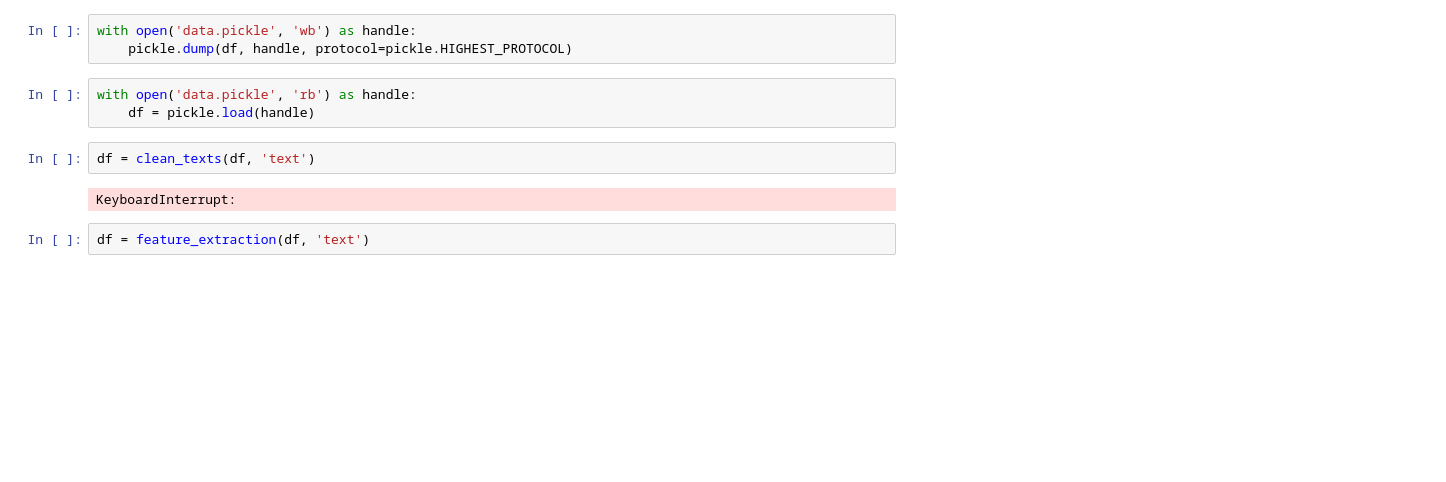
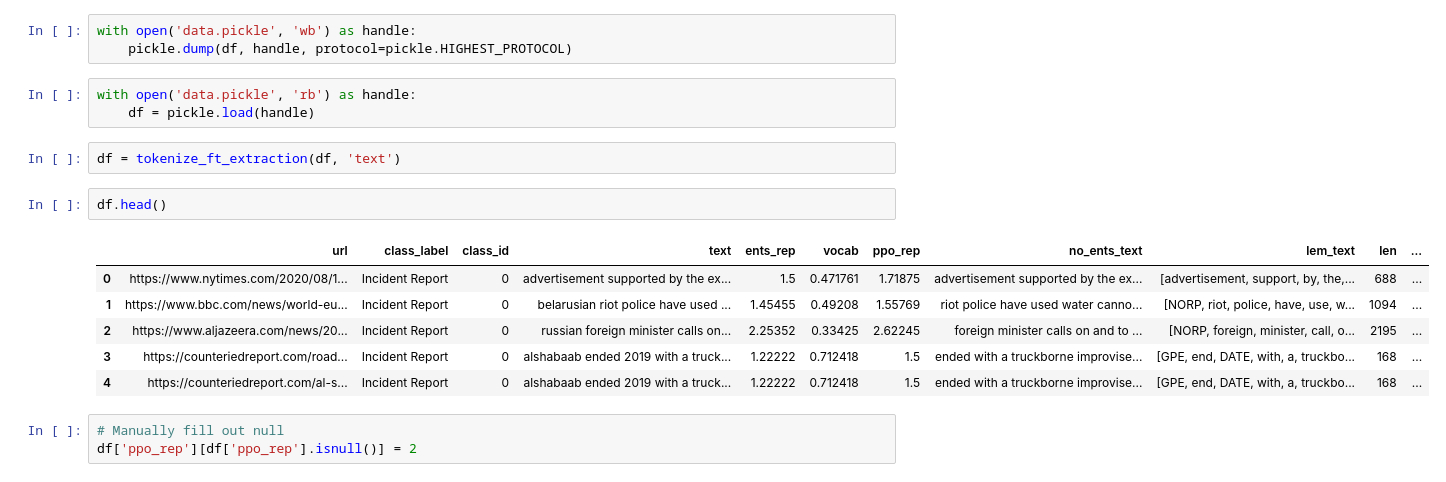
Before and after one commit to ninjalu/doc-classification, a Jupyter notebook: explore.ipynb, the cells around one changed output. Saved outputs shown, nothing was run; the diff lists cells and outputs as text; blank space fills up the shorter version.

```diff
--- a/explore.ipynb
+++ b/explore.ipynb
@@ -118,8 +118,16 @@ with open('data.pickle', 'wb') as handle:
 with open('data.pickle', 'rb') as handle:
     df = pickle.load(handle)
 # %%
-df = clean_texts(df, 'text')
+df = tokenize_ft_extraction(df, 'text')
-# %% [output]
-KeyboardInterrupt:
-# %%
-df = feature_extraction(df, 'text')
+# %%
+df.head()
+# %% [output]
+|  | url | class_label | class_id | text | ents_rep | vocab | ppo_rep | no_ents_text | lem_text | len | ... |
+| 0 | https://www.nytimes.com/2020/08/1... | Incident Report | 0 | advertisement supported by the ex... | 1.5 | 0.471761 | 1.71875 | advertisement supported by the ex... | [advertisement, support, by, the,... | 688 | ... |
+| 1 | https://www.bbc.com/news/world-eu... | Incident Report | 0 | belarusian riot police have used ... | 1.45455 | 0.49208 | 1.55769 | riot police have used water canno... | [NORP, riot, police, have, use, w... | 1094 | ... |
+| 2 | https://www.aljazeera.com/news/20... | Incident Report | 0 | russian foreign minister calls on... | 2.25352 | 0.33425 | 2.62245 | foreign minister calls on and to ... | [NORP, foreign, minister, call, o... | 2195 | ... |
+| 3 | https://counteriedreport.com/road... | Incident Report | 0 | alshabaab ended 2019 with a truck... | 1.22222 | 0.712418 | 1.5 | ended with a truckborne improvise... | [GPE, end, DATE, with, a, truckbo... | 168 | ... |
+| 4 | https://counteriedreport.com/al-s... | Incident Report | 0 | alshabaab ended 2019 with a truck... | 1.22222 | 0.712418 | 1.5 | ended with a truckborne improvise... | [GPE, end, DATE, with, a, truckbo... | 168 | ... |
+# %%
+# Manually fill out null
+df['ppo_rep'][df['ppo_rep'].isnull()] = 2
```
Also changed, not shown: parts of 16 cells of this notebook, 3 other files.
